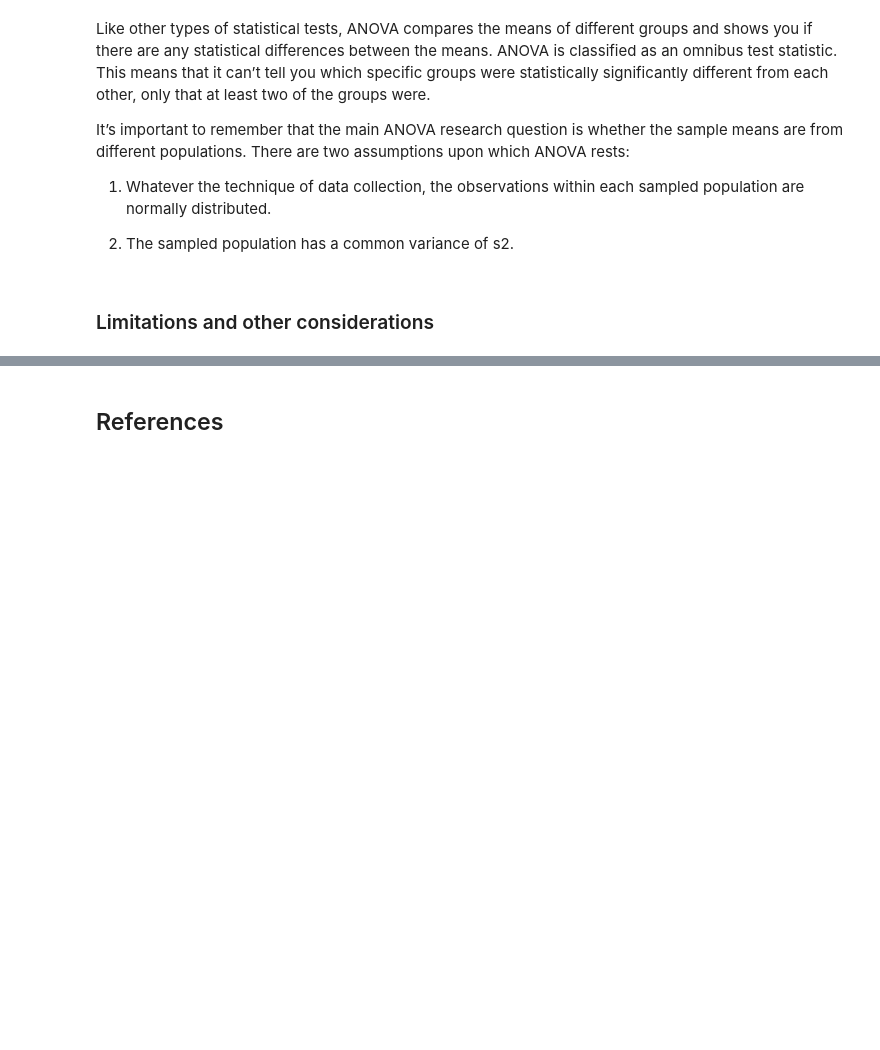
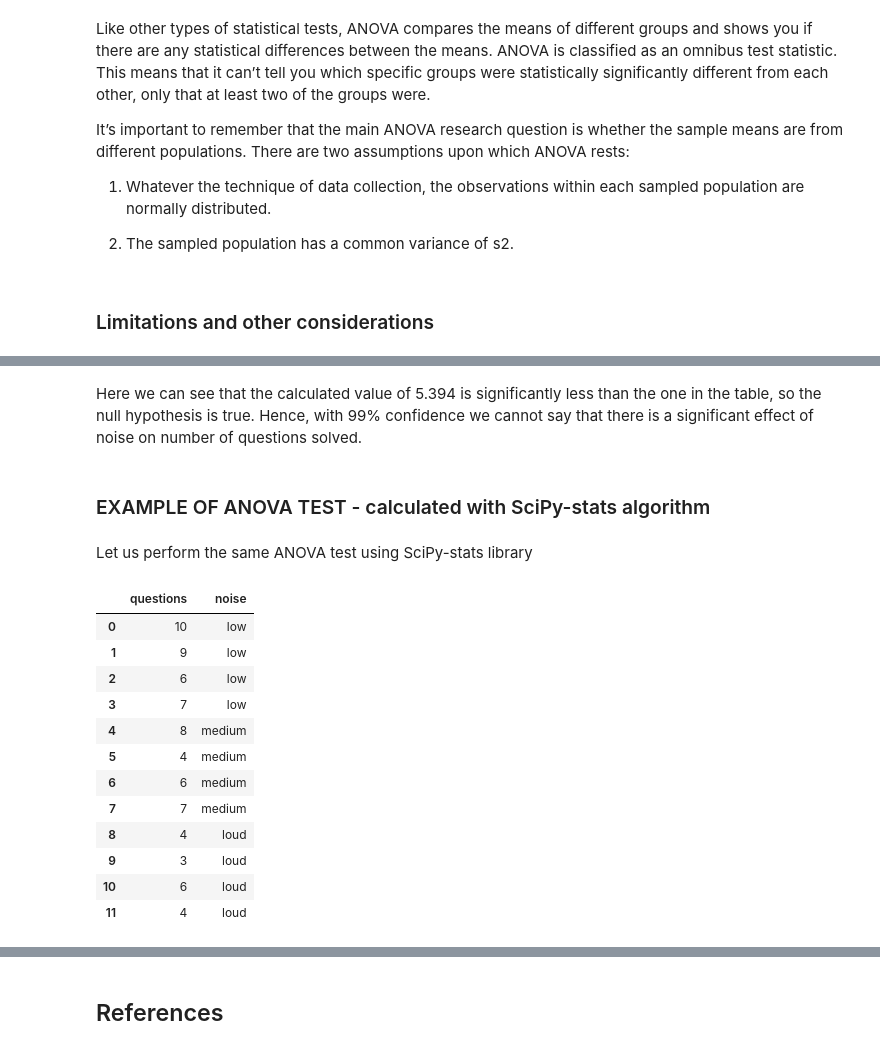
Before and after one commit to dmitrijsg123/Machine_Learning_And_Statistics_Assignment, a Jupyter notebook: scipy-stats.ipynb, the cells around one changed output, grey strips where cells are left out. Saved outputs shown, nothing was run; the diff lists cells and outputs as text; code cells hidden in the pictures; blank space fills up the shorter version.

```diff
--- a/scipy-stats.ipynb
+++ b/scipy-stats.ipynb
@@ -79,0 +165,6 @@ While ANOVA will help you to analyse the difference in means between two indepen
+# %% [markdown]
+Here we can see that the calculated value of 5.394 is significantly less than the one in the table, so the null hypothesis is true. Hence, with 99% confidence we cannot say that there is a significant effect of noise on number of questions solved.
+# %% [markdown]
+### EXAMPLE OF ANOVA TEST - calculated with SciPy-stats algorithm
+# %% [markdown]
+Let us perform the same ANOVA test using SciPy-stats library
@@ -79,0 +185,17 @@ While ANOVA will help you to analyse the difference in means between two indepen
+# %%
+# Dataset
+data
+# %% [output]
+|  | questions | noise |
+| 0 | 10 | low |
+| 1 | 9 | low |
+| 2 | 6 | low |
+| 3 | 7 | low |
+| 4 | 8 | medium |
+| 5 | 4 | medium |
+| 6 | 6 | medium |
+| 7 | 7 | medium |
+| 8 | 4 | loud |
+| 9 | 3 | loud |
+| 10 | 6 | loud |
+| 11 | 4 | loud |
```
Also changed, not shown: parts of 42 cells of this notebook, 9 other files.
